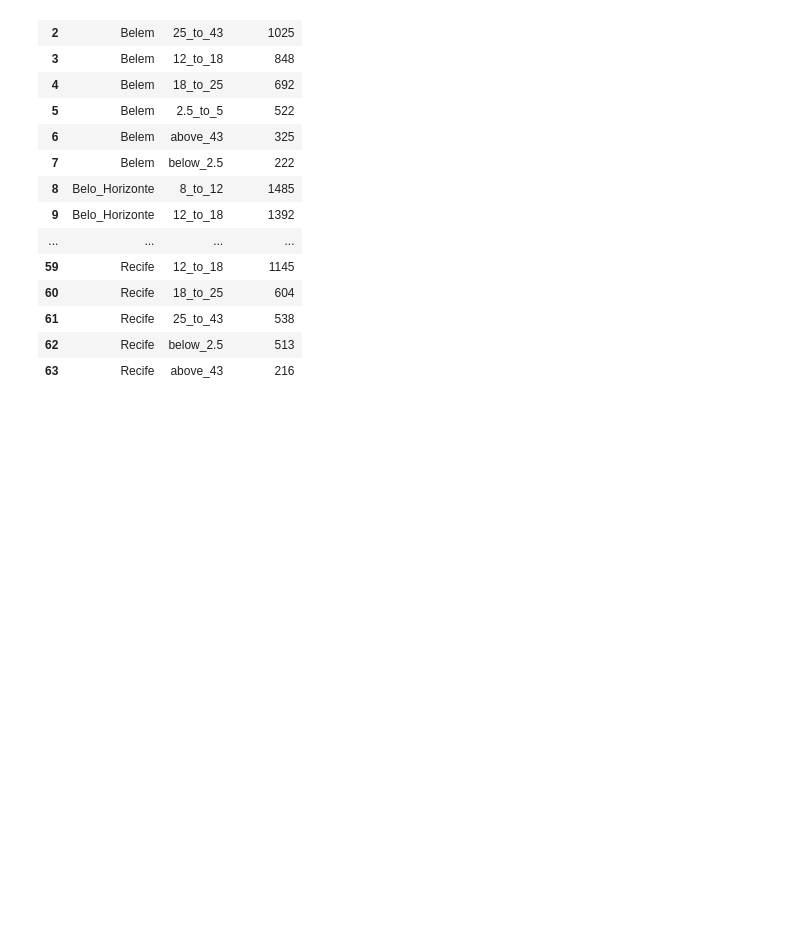
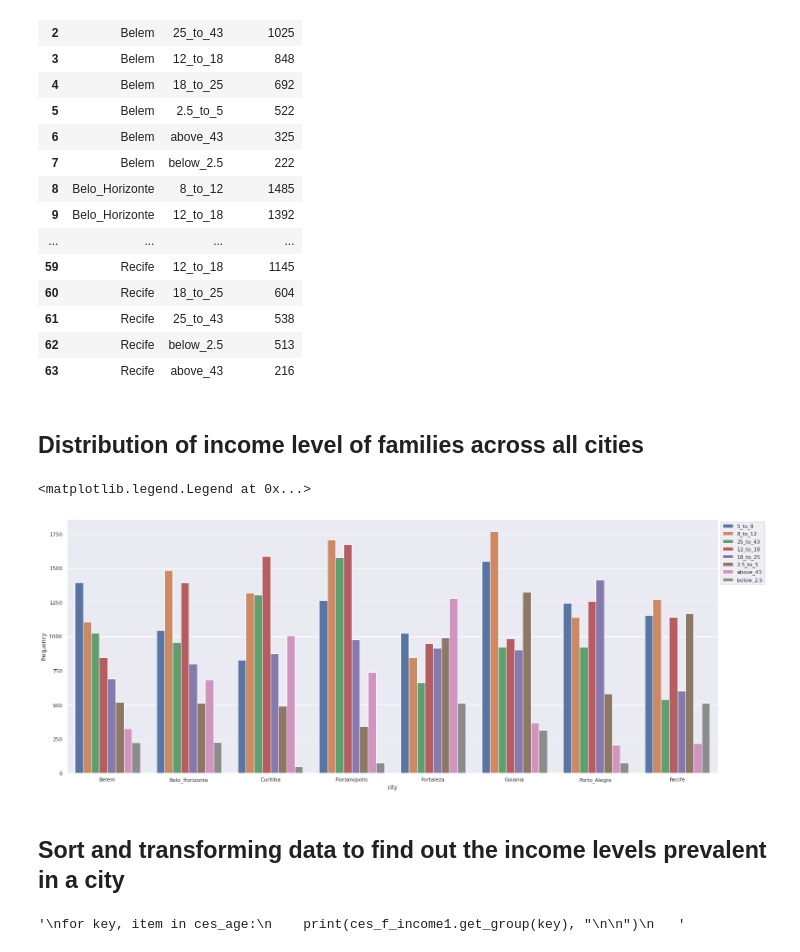
Before and after one commit to alokg1019/DataMining_Team1, a Jupyter notebook: Preprocessing_CES.ipynb, the cells around one changed output. Saved outputs shown, nothing was run; the diff lists cells and outputs as text; code cells hidden in the pictures; blank space fills up the shorter version.

```diff
--- a/Preprocessing_CES.ipynb
+++ b/Preprocessing_CES.ipynb
@@ -289,3 +289,23 @@ ces_f_income_df
 | 61 | Recife | 25_to_43 | 538 |
 | 62 | Recife | below_2.5 | 513 |
 | 63 | Recife | above_43 | 216 |
+# %% [markdown]
+## **Distribution of income level of families across all cities**
+# %%
+sns.set(rc={'figure.figsize':(25,10)})
+a=sns.barplot(x = 'city', y = 'frequency', hue = 'income', data = ces_f_income_df)
+a.legend(loc='upper left',bbox_to_anchor=(1,1))
+# %% [output]
+<matplotlib.legend.Legend at 0x...>
+[figure, added]
+# %% [markdown]
+## **Sort and transforming data to find out the income levels prevalent in a city**
+# %%
+#group data by city and process the same
+ces_f_income1 = ces.groupby(["city"])
+'''
+for key, item in ces_age:
+    print(ces_f_income1.get_group(key), "\n\n")
+   '''
+# %% [output]
+'\nfor key, item in ces_age:\n    print(ces_f_income1.get_group(key), "\n\n")\n   '
```
Also changed, not shown: parts of 8 cells of this notebook.
